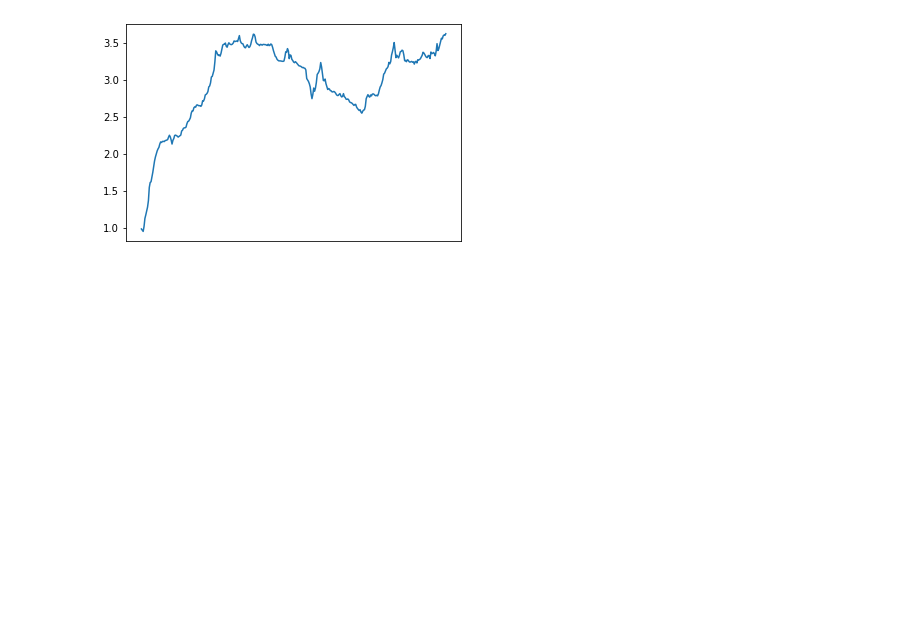
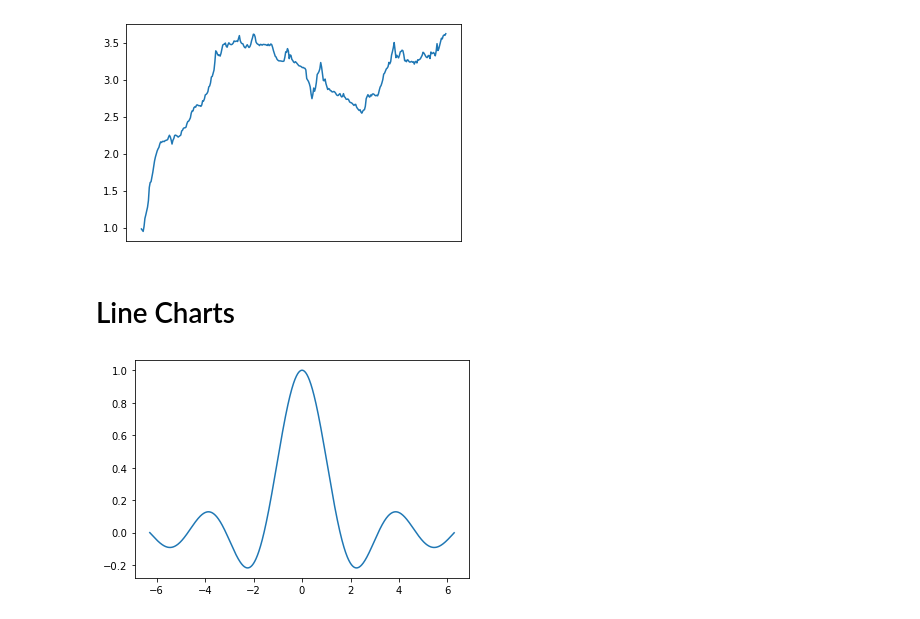
Before and after one commit to OliverRevilla/RW_Pandas, a Jupyter notebook: Data_Visualization_with_matplotlib.ipynb, the cells around one changed output. Saved outputs shown, nothing was run; the diff lists cells and outputs as text; code cells hidden in the pictures; blank space fills up the shorter version.

Commit message:
Some charts

```diff
--- a/Data_Visualization_with_matplotlib.ipynb
+++ b/Data_Visualization_with_matplotlib.ipynb
@@ -387,3 +387,14 @@ ax.xaxis.set_major_formatter(timeFmt)
 ax.xaxis.set_minor_locator(days)
 # %% [output]
 [figure]
+# %% [markdown]
+# Line Charts
+# %%
+import matplotlib.pyplot as plt
+import numpy as np
+x = np.arange(-2*np.pi,2*np.pi, 0.01)
+y = np.sin(2*x)/(2*x)
+line_chart = plt.plot(x,y)
+plt.show(line_chart)
+# %% [output]
+[figure, added]
```
Also changed, not shown: parts of 34 cells of this notebook.
